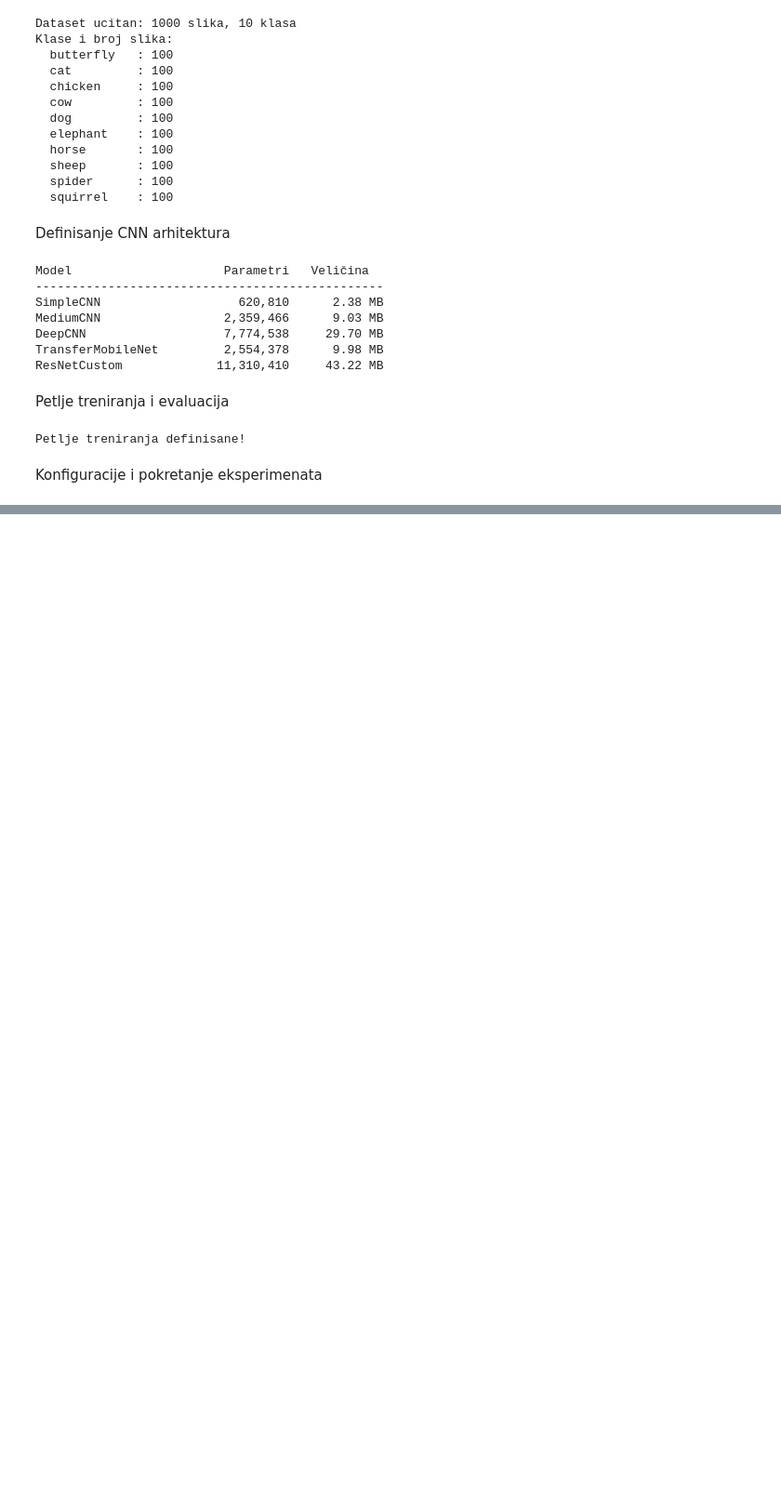
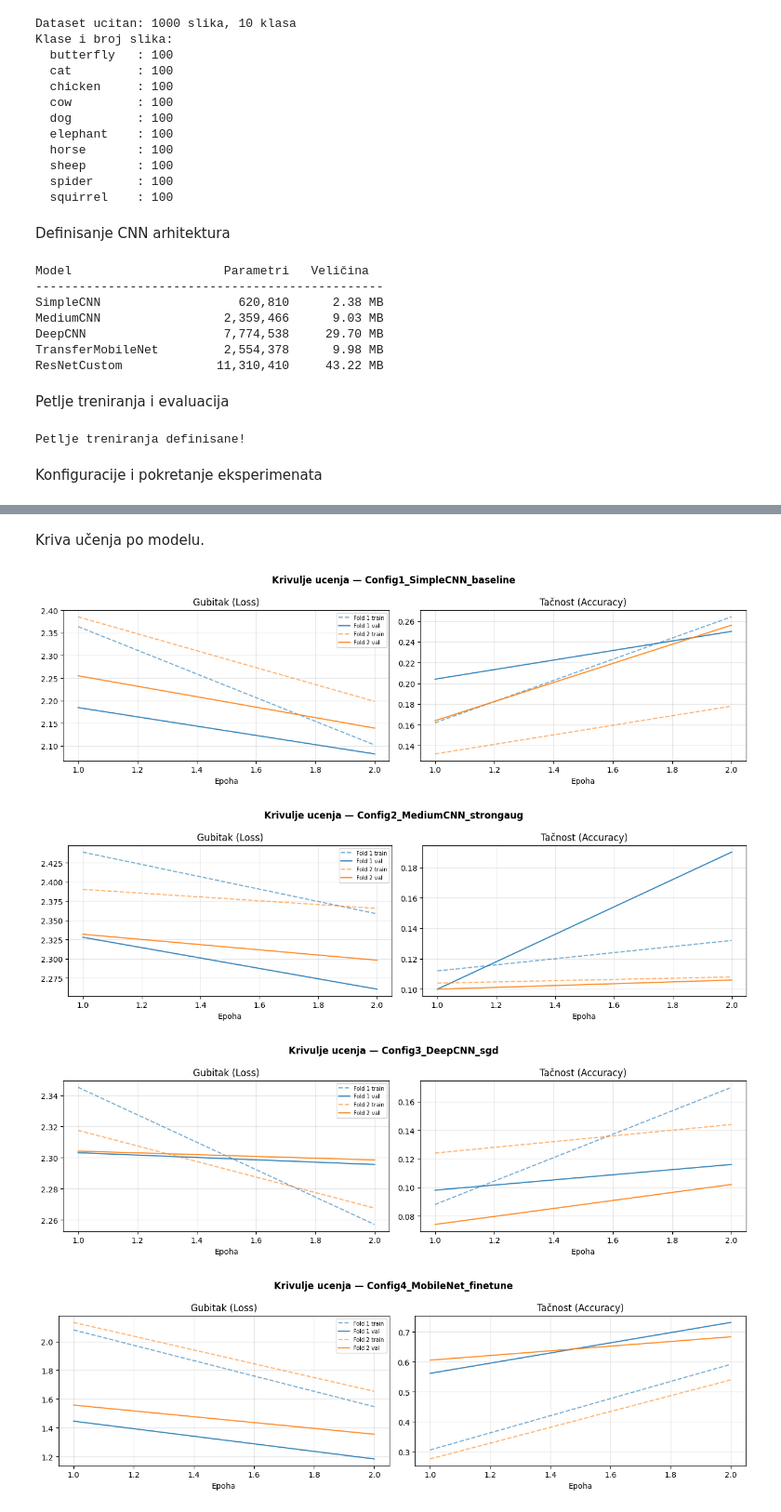
Before and after one commit to predrag002/Animals, a Jupyter notebook: treniranje.ipynb, the cells around one changed output, grey strips where cells are left out. Shown at 93% size. Cells and saved outputs as stored; diff of their text form; code cells hidden in the pictures; blank space fills up the shorter version.

Commit message:
Prikaz krivi učenja po modelu.

```diff
--- a/treniranje.ipynb
+++ b/treniranje.ipynb
@@ -561,0 +559,31 @@ Svi eksperimenti završeni!
+# %% [markdown]
+Kriva učenja po modelu.
+# %%
+for cfg in CONFIGS:
+    fold_results = cfg['_results']
+    name         = cfg['name']
+    Path(f'results/{name}').mkdir(parents=True, exist_ok=True)
+
+    fig, axes = plt.subplots(1, 2, figsize=(13, 4))
+    fig.suptitle(f'Krive učenja — {name}', fontsize=12, fontweight='bold')
+
+    for i, res in enumerate(fold_results):
+        ep = range(1, len(res['train_losses']) + 1)
+        c  = PAL[i % NUM_CLASSES]
+        axes[0].plot(ep, res['train_losses'], '--', color=c, alpha=0.6, label=f'Fold {i+1} train')
+        axes[0].plot(ep, res['val_losses'],   '-',  color=c, alpha=0.9, label=f'Fold {i+1} val')
+        axes[1].plot(ep, res['train_accs'],   '--', color=c, alpha=0.6)
+        axes[1].plot(ep, res['val_accs'],     '-',  color=c, alpha=0.9)
+
+    for ax, lbl in zip(axes, ['Gubitak (Loss)', 'Tačnost (Accuracy)']):
+        ax.set_title(lbl); ax.set_xlabel('Epoha'); ax.grid(True, alpha=0.3)
+    axes[0].legend(fontsize=7)
+
+    plt.tight_layout()
+    plt.savefig(f'results/{name}/learning_curves.png', dpi=120, bbox_inches='tight')
+    plt.show()
+# %% [output]
+[figure, added]
+[figure, added]
+[figure, added]
+[figure, added]
```
Also changed, not shown: parts of 2 cells of this notebook, 6 other files.
